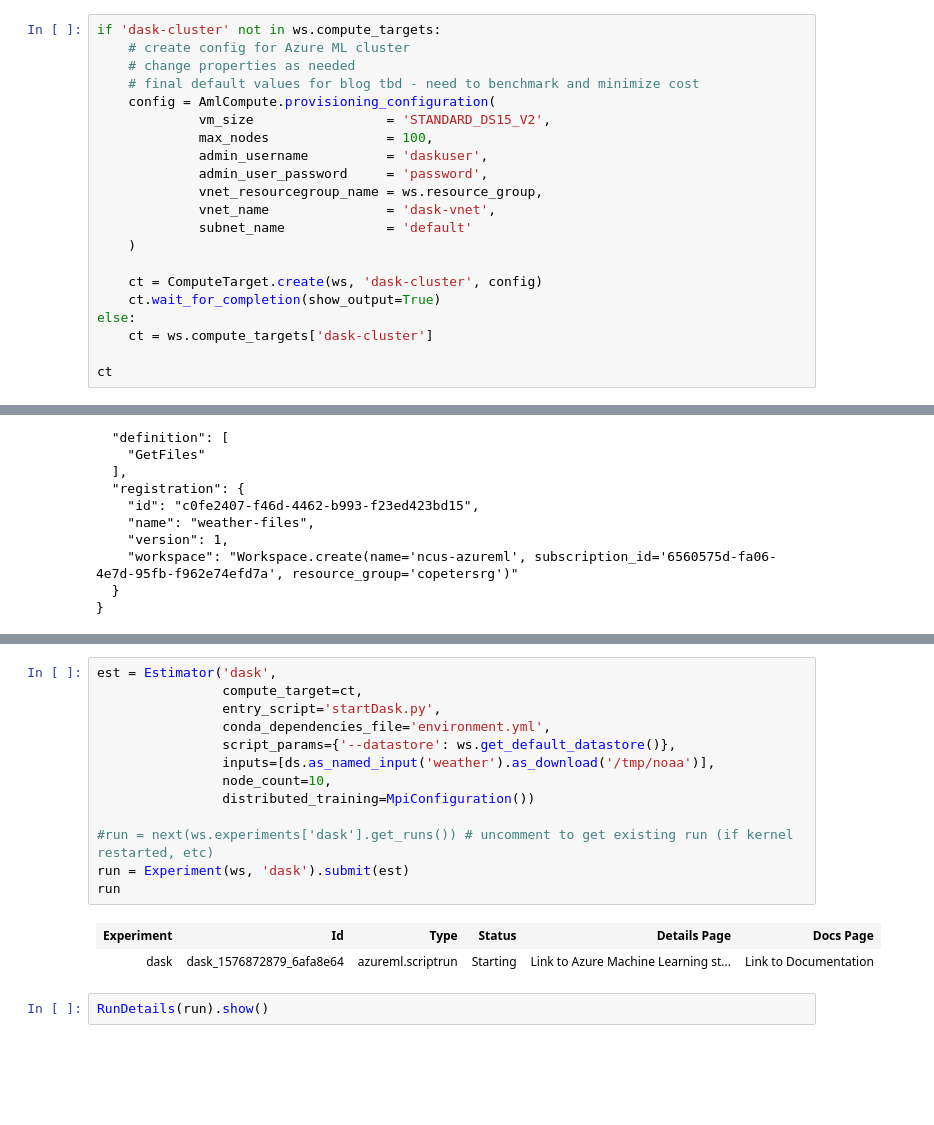
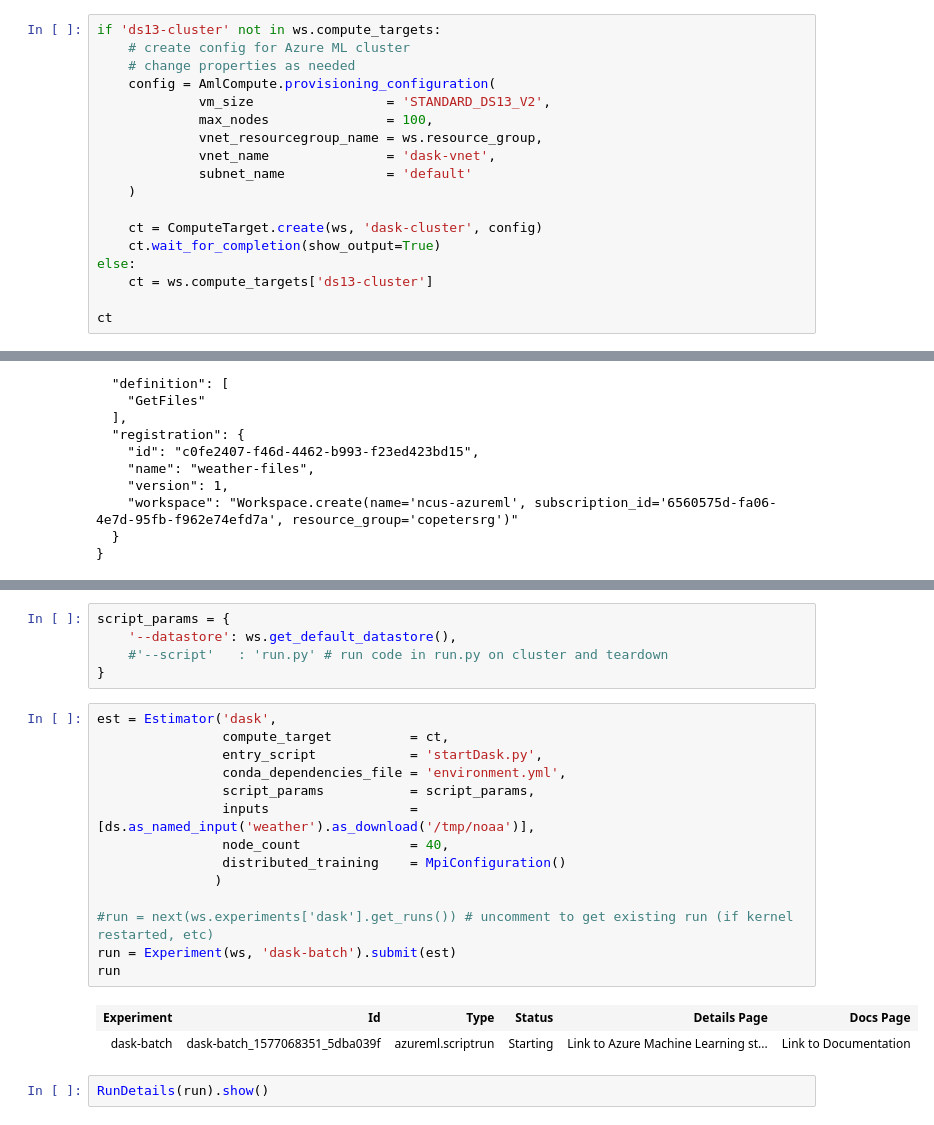
Before and after one commit to lostmygithubaccount/dasky, a Jupyter notebook: StartDask.ipynb, the cells around one changed output, grey strips where cells are left out. Drawn from its saved outputs; the diff is of its cells as text; blank space fills up the shorter version.

```diff
--- a/StartDask.ipynb
+++ b/StartDask.ipynb
@@ -21,15 +23,12 @@ Workspace.create(name='ncus-azureml', subscription_id='6560575d-fa06-4e7d-95fb-f
 # %% [markdown]
 ## Create an Azure ML cluster
 # %%
-if 'dask-cluster' not in ws.compute_targets:
+if 'ds13-cluster' not in ws.compute_targets:
     # create config for Azure ML cluster
     # change properties as needed
-    # final default values for blog tbd - need to benchmark and minimize cost
     config = AmlCompute.provisioning_configuration(
-             vm_size                 = 'STANDARD_DS15_V2',
+             vm_size                 = 'STANDARD_DS13_V2',
              max_nodes               = 100,
-             admin_username          = 'daskuser',
-             admin_user_password     = 'password',
              vnet_resourcegroup_name = ws.resource_group,
              vnet_name               = 'dask-vnet',
              subnet_name             = 'default'
@@ -38,7 +37,7 @@ if 'dask-cluster' not in ws.compute_targets:
     ct = ComputeTarget.create(ws, 'dask-cluster', config)
     ct.wait_for_completion(show_output=True)
 else:
-    ct = ws.compute_targets['dask-cluster']
+    ct = ws.compute_targets['ds13-cluster']
 
 ct
 # %% [output]
@@ -76,22 +75,28 @@ The below 2 cells submit the run to the Azure ML cluster and monitor its status.
 The widget gets stuck a lot, refresh it if the duration is not increasing.
 
 ![Run widget](media/run-widget.png)
+# %%
+script_params = {
+    '--datastore': ws.get_default_datastore(),
+    #'--script'   : 'run.py' # run code in run.py on cluster and teardown
+}
 # %%
 est = Estimator('dask',
-                compute_target=ct,
-                entry_script='startDask.py',
-                conda_dependencies_file='environment.yml',
-                script_params={'--datastore': ws.get_default_datastore()},
-                inputs=[ds.as_named_input('weather').as_download('/tmp/noaa')],
-                node_count=10,
-                distributed_training=MpiConfiguration())
+                compute_target          = ct,
+                entry_script            = 'startDask.py',
+                conda_dependencies_file = 'environment.yml',
+                script_params           = script_params,
+                inputs                  = [ds.as_named_input('weather').as_download('/tmp/noaa')],
+                node_count              = 40,
+                distributed_training    = MpiConfiguration()
+               )
 
 #run = next(ws.experiments['dask'].get_runs()) # uncomment to get existing run (if kernel restarted, etc)
-run = Experiment(ws, 'dask').submit(est)
+run = Experiment(ws, 'dask-batch').submit(est)
 run
 # %% [output]
 | Experiment | Id | Type | Status | Details Page | Docs Page |
-| dask | dask_1576872879_6afa8e64 | azureml.scriptrun | Starting | Link to Azure Machine Learning st... | Link to Documentation |
+| dask-batch | dask-batch_1577068351_5dba039f | azureml.scriptrun | Starting | Link to Azure Machine Learning st... | Link to Documentation |
 # %%
 RunDetails(run).show()
 # %% [output]
```
Also changed, not shown: parts of 62 cells of this notebook, 3 other files.
